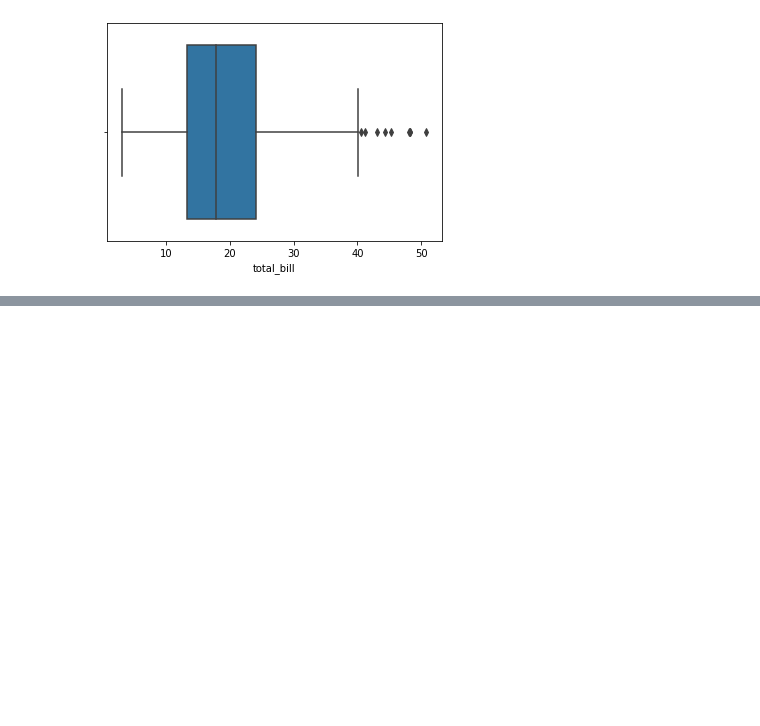
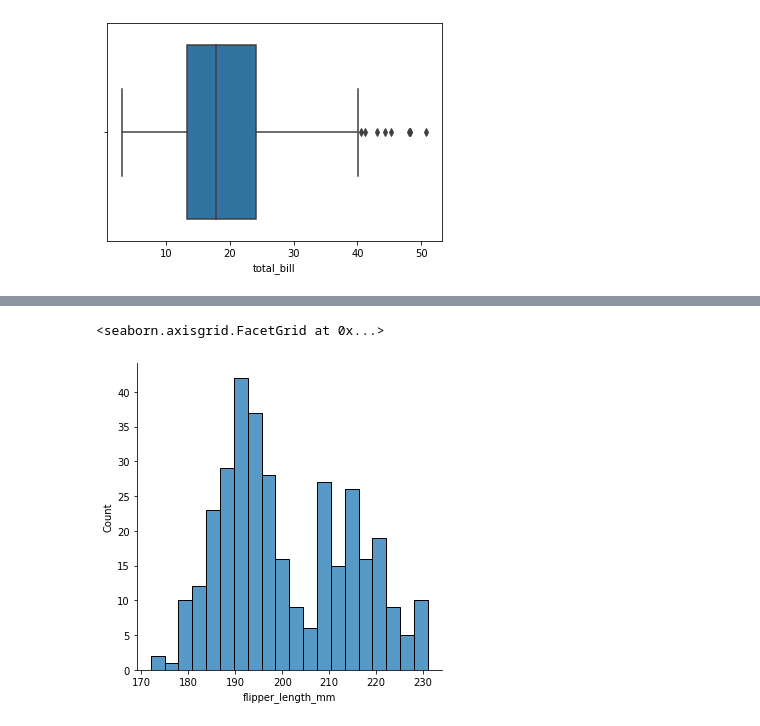
Before and after one commit to shahnawazm786/MavenProject, a Jupyter notebook: Shahnawaz_Practice.ipynb, the cells around one changed output, grey strips where cells are left out. Cells and saved outputs as stored; diff of their text form; code cells hidden in the pictures; blank space fills up the shorter version.

```diff
--- a/Shahnawaz_Practice.ipynb
+++ b/Shahnawaz_Practice.ipynb
@@ -175,0 +187,5 @@ sns.boxplot(tips['total_bill'])
+# %%
+sns.displot(penguins, x="flipper_length_mm", bins=20)
+# %% [output]
+<seaborn.axisgrid.FacetGrid at 0x...>
+[figure, added]
```
Also changed, not shown: parts of 4 cells of this notebook.
